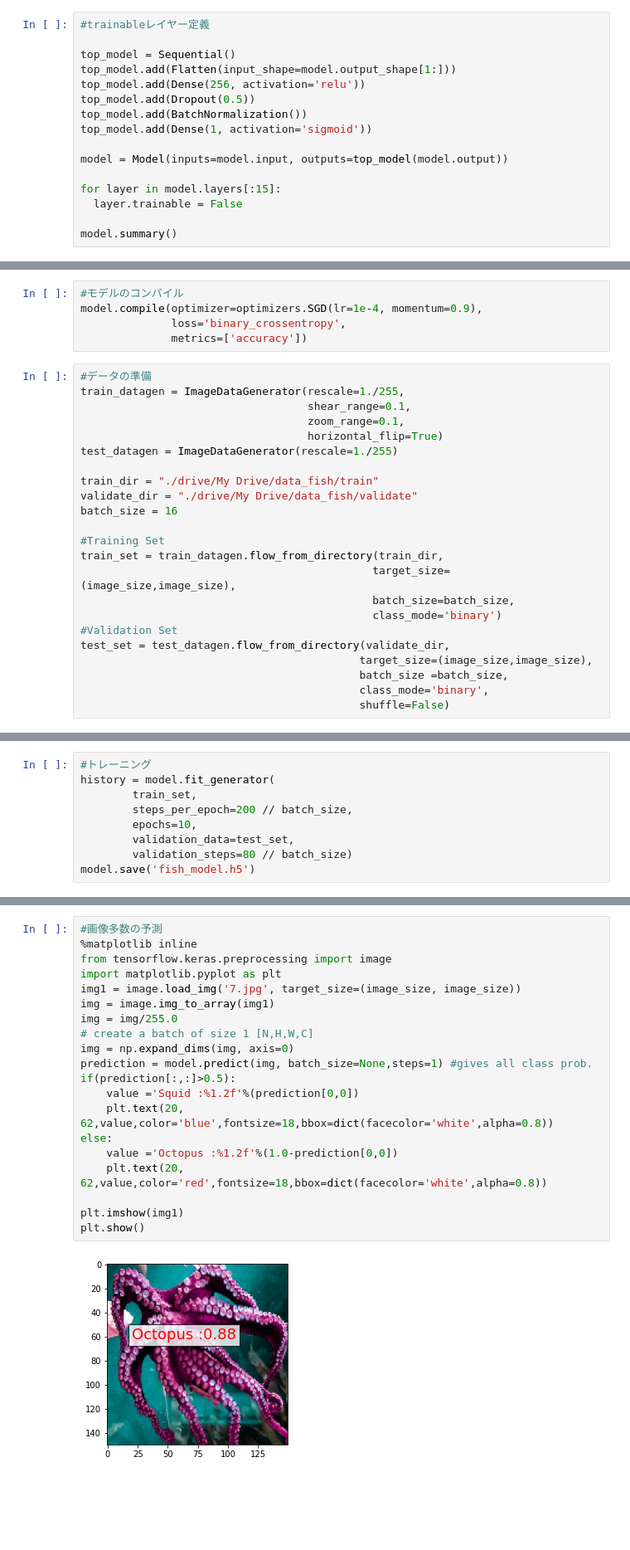
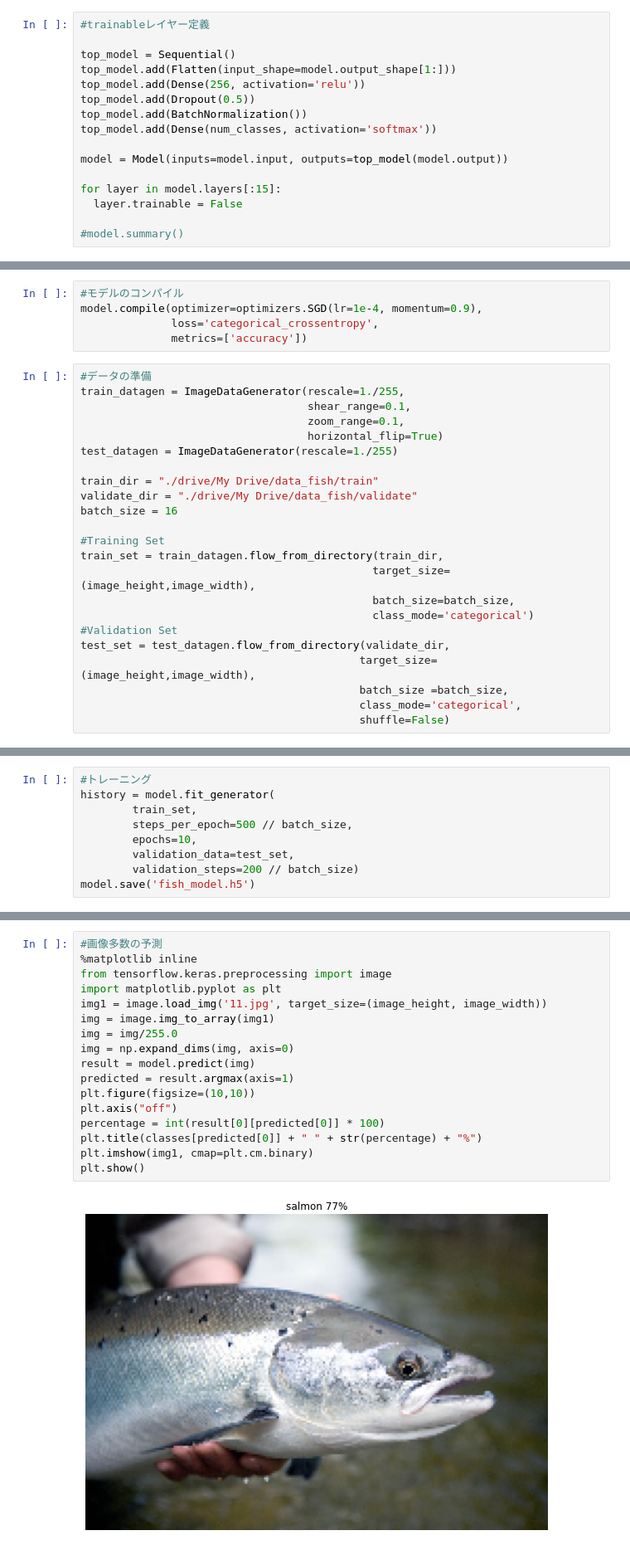
Before and after one commit to ria-heikkila/fish_species_recognizer, a Jupyter notebook: fish_recognizer.ipynb, the cells around one changed output, grey strips where cells are left out. Shown at 83% size. Saved outputs shown, nothing was run; the diff lists cells and outputs as text; blank space fills up the shorter version.

```diff
--- a/fish_recognizer.ipynb
+++ b/fish_recognizer.ipynb
@@ -46,11 +30,11 @@ top_model.add(Flatten(input_shape=model.output_shape[1:]))
 top_model.add(Dense(256, activation='relu'))
 top_model.add(Dropout(0.5))
 top_model.add(BatchNormalization())
-top_model.add(Dense(1, activation='sigmoid'))
+top_model.add(Dense(num_classes, activation='softmax'))
 
 model = Model(inputs=model.input, outputs=top_model(model.output))
 
 for layer in model.layers[:15]:
   layer.trainable = False
 
-model.summary()
+#model.summary()
@@ -75,7 +41,7 @@ _________________________________________________________________
 # %%
 #モデルのコンパイル
 model.compile(optimizer=optimizers.SGD(lr=1e-4, momentum=0.9),
-              loss='binary_crossentropy',
+              loss='categorical_crossentropy',
               metrics=['accuracy'])
 # %%
 #データの準備
@@ -91,13 +57,13 @@ batch_size = 16
 
 #Training Set
 train_set = train_datagen.flow_from_directory(train_dir,
-                                             target_size=(image_size,image_size),
+                                             target_size=(image_height,image_width),
                                              batch_size=batch_size,
-                                             class_mode='binary')
+                                             class_mode='categorical')
 #Validation Set
 test_set = test_datagen.flow_from_directory(validate_dir,
-                                           target_size=(image_size,image_size),
+                                           target_size=(image_height,image_width),
                                            batch_size =batch_size,
-                                           class_mode='binary',
+                                           class_mode='categorical',
                                            shuffle=False)
 # %% [output]
@@ -107,10 +73,10 @@ Found 80 images belonging to 2 classes.
 #トレーニング
 history = model.fit_generator(
         train_set,
-        steps_per_epoch=200 // batch_size,
+        steps_per_epoch=500 // batch_size,
         epochs=10,
         validation_data=test_set,
-        validation_steps=80 // batch_size)
+        validation_steps=200 // batch_size)
 model.save('fish_model.h5')
 # %% [output]
 Epoch 1/10
@@ -169,25 +135,22 @@ plt.show()
 # %%
 #画像多数の予測
 %matplotlib inline
 from tensorflow.keras.preprocessing import image
 import matplotlib.pyplot as plt
-img1 = image.load_img('7.jpg', target_size=(image_size, image_size))
+img1 = image.load_img('11.jpg', target_size=(image_height, image_width))
 img = image.img_to_array(img1)
 img = img/255.0
-# create a batch of size 1 [N,H,W,C]
 img = np.expand_dims(img, axis=0)
-prediction = model.predict(img, batch_size=None,steps=1) #gives all class prob.
-if(prediction[:,:]>0.5):
-    value ='Squid :%1.2f'%(prediction[0,0])
-    plt.text(20, 62,value,color='blue',fontsize=18,bbox=dict(facecolor='white',alpha=0.8))
-else:
-    value ='Octopus :%1.2f'%(1.0-prediction[0,0])
-    plt.text(20, 62,value,color='red',fontsize=18,bbox=dict(facecolor='white',alpha=0.8))
-
-plt.imshow(img1)
+result = model.predict(img)
+predicted = result.argmax(axis=1)
+plt.figure(figsize=(10,10))
+plt.axis("off")
+percentage = int(result[0][predicted[0]] * 100)
+plt.title(classes[predicted[0]] + " " + str(percentage) + "%")
+plt.imshow(img1, cmap=plt.cm.binary)
 plt.show()
 # %% [output]
-[figure, old version]
+[figure, new version]
 # %%
 #画像多数の予測
 fig=plt.figure(figsize=(23, 15))
```
Also changed, not shown: parts of 8 cells of this notebook.
